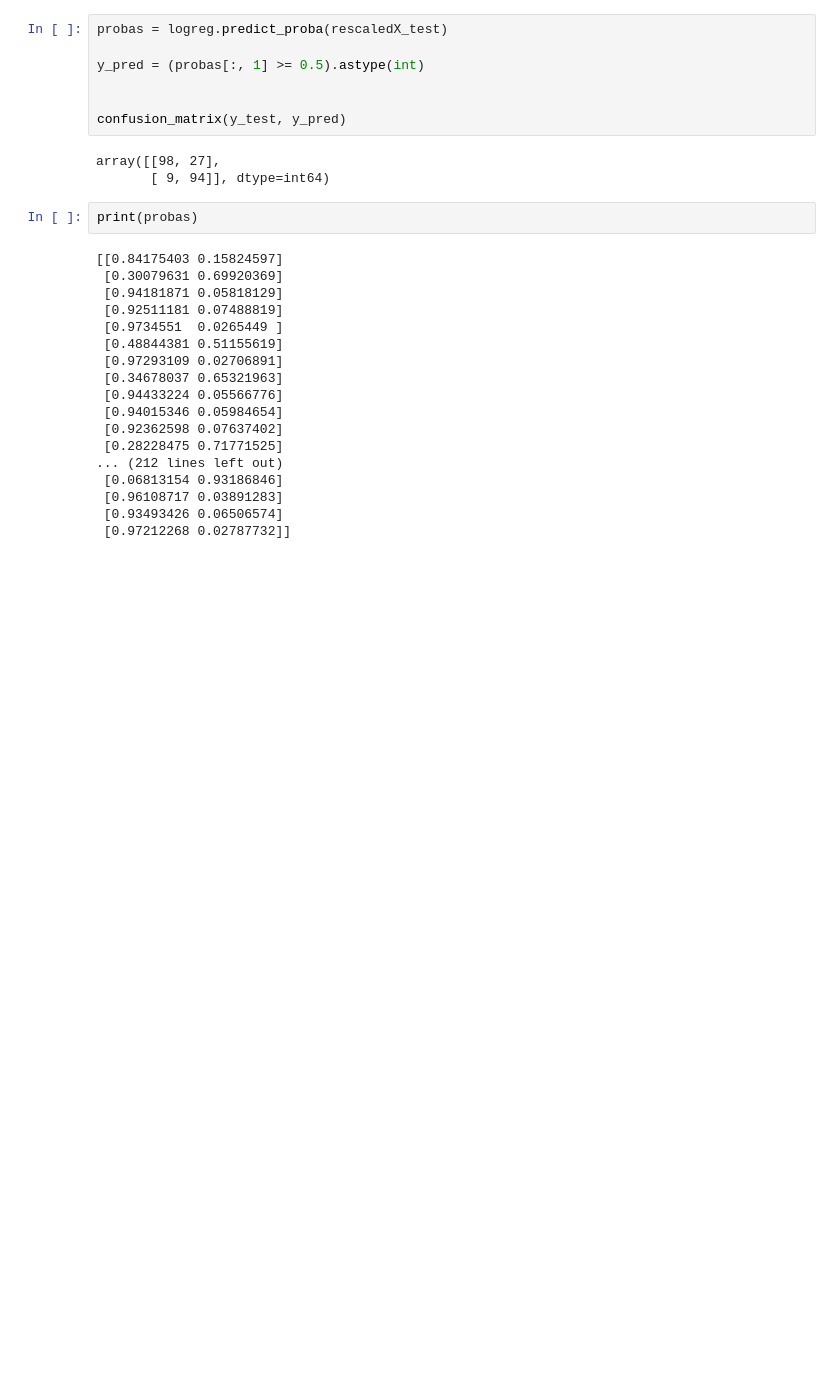
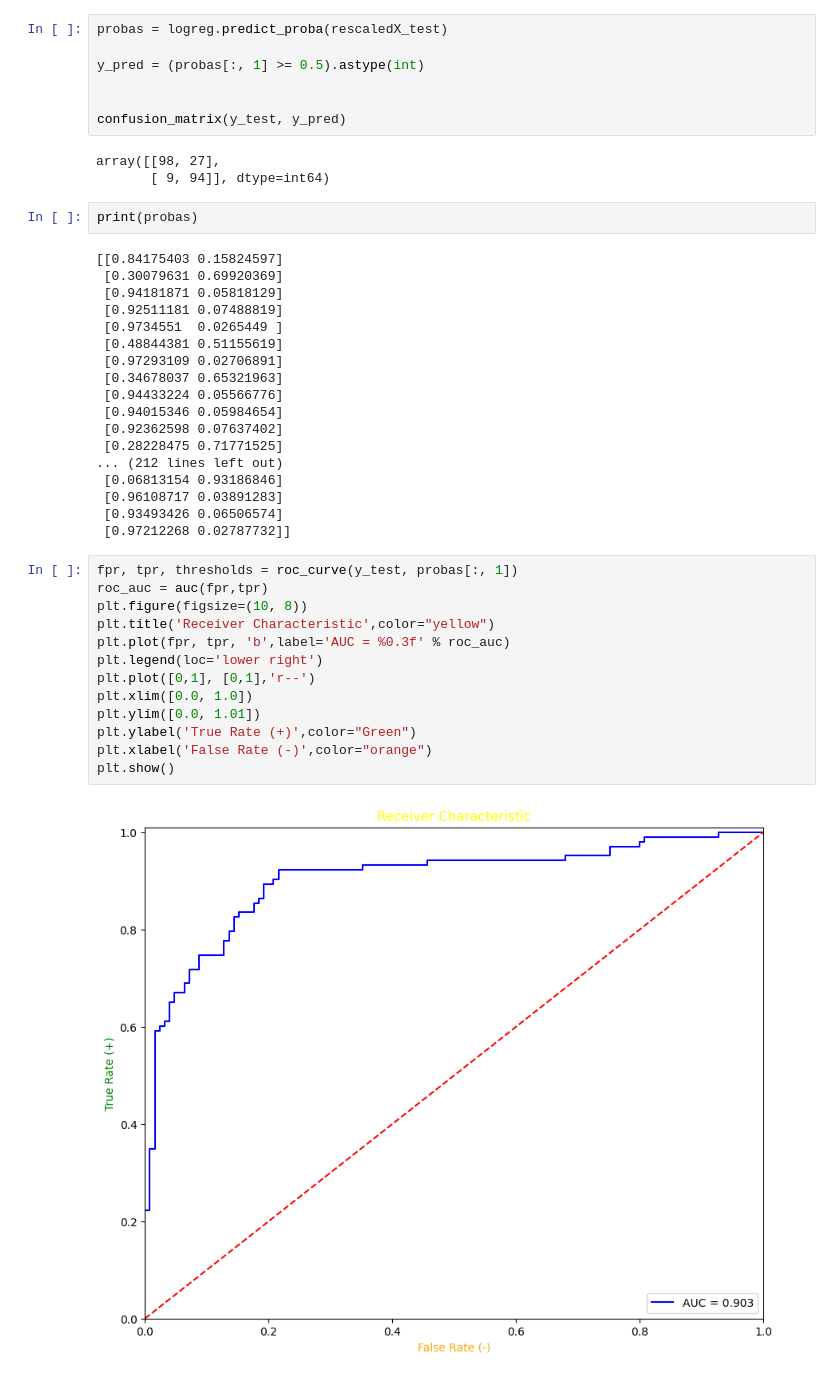
Before and after one commit to 18-RAJAT/Credit-Card-Approval-Predication, a Jupyter notebook: Credit Card Approval.ipynb, the cells around one changed output. Saved outputs shown, nothing was run; the diff lists cells and outputs as text; blank space fills up the shorter version.

Commit message:
Plot the Receiver Characteristic

```diff
--- a/Credit Card Approval.ipynb
+++ b/Credit Card Approval.ipynb
@@ -263,3 +263,18 @@ print(probas)
  [0.96108717 0.03891283]
  [0.93493426 0.06506574]
  [0.97212268 0.02787732]]
+# %%
+fpr, tpr, thresholds = roc_curve(y_test, probas[:, 1])
+roc_auc = auc(fpr,tpr)
+plt.figure(figsize=(10, 8))
+plt.title('Receiver Characteristic',color="yellow")
+plt.plot(fpr, tpr, 'b',label='AUC = %0.3f' % roc_auc)
+plt.legend(loc='lower right')
+plt.plot([0,1], [0,1],'r--')
+plt.xlim([0.0, 1.0])
+plt.ylim([0.0, 1.01])
+plt.ylabel('True Rate (+)',color="Green")
+plt.xlabel('False Rate (-)',color="orange")
+plt.show()
+# %% [output]
+[figure, added]
```
